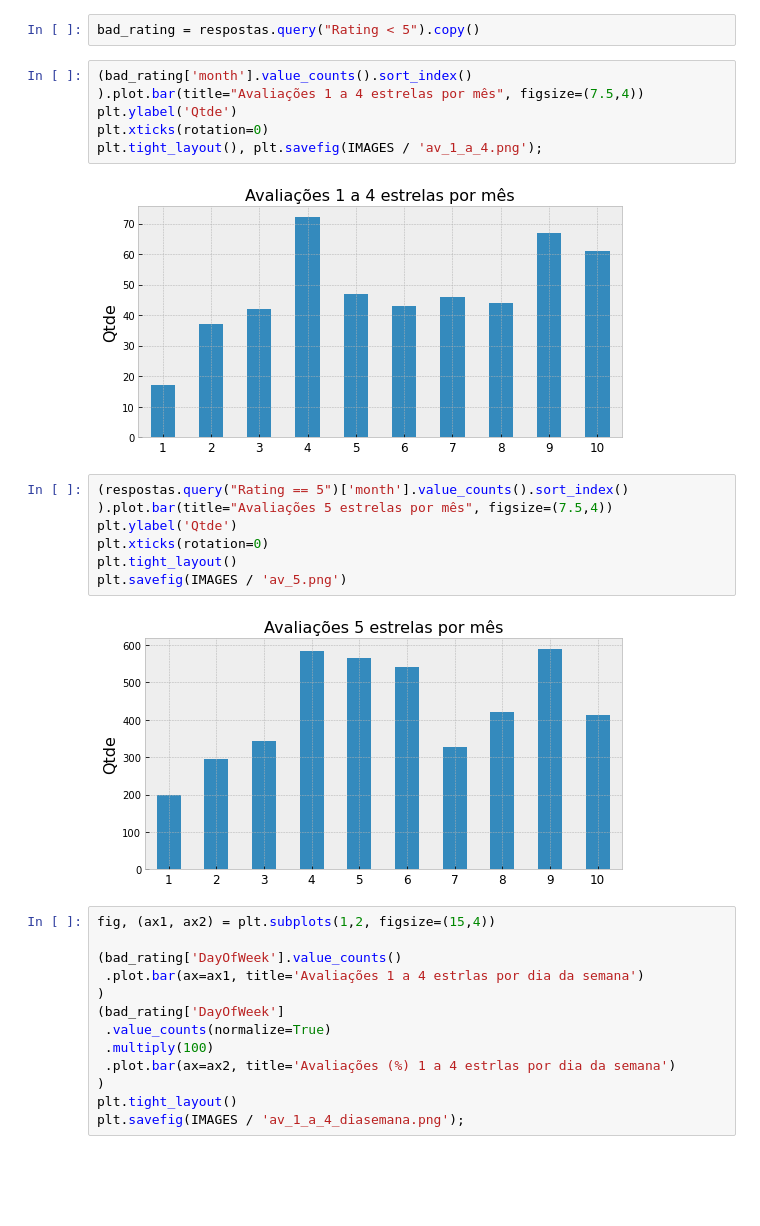
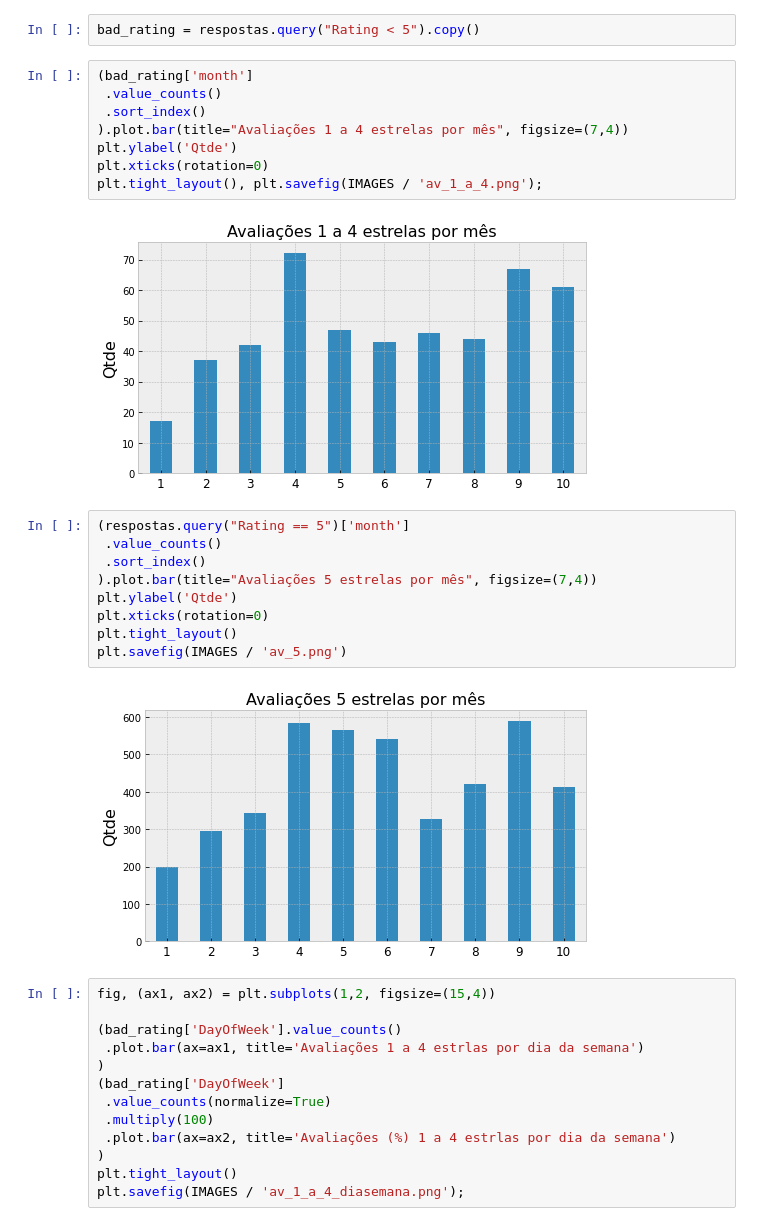
Before and after one commit to japanfelipe/challenge_ze, a Jupyter notebook: desafio I/notebooks/questao1.ipynb, the cells around one changed output. Drawn from its saved outputs; the diff is of its cells as text; blank space fills up the shorter version.

```diff
--- a/desafio I/notebooks/questao1.ipynb
+++ b/desafio I/notebooks/questao1.ipynb
@@ -711,22 +711,26 @@ No case, parece haver a precisa de que uma avaliação ruim é a que vai de 1 a
 # %%
 bad_rating = respostas.query("Rating < 5").copy()
 # %%
-(bad_rating['month'].value_counts().sort_index()
-).plot.bar(title="Avaliações 1 a 4 estrelas por mês", figsize=(7.5,4))
+(bad_rating['month']
+ .value_counts()
+ .sort_index()
+).plot.bar(title="Avaliações 1 a 4 estrelas por mês", figsize=(7,4))
 plt.ylabel('Qtde')
 plt.xticks(rotation=0)
 plt.tight_layout(), plt.savefig(IMAGES / 'av_1_a_4.png');
 # %% [output]
-[figure, old version]
+[figure, new version]
 # %%
-(respostas.query("Rating == 5")['month'].value_counts().sort_index()
-).plot.bar(title="Avaliações 5 estrelas por mês", figsize=(7.5,4))
+(respostas.query("Rating == 5")['month']
+ .value_counts()
+ .sort_index()
+).plot.bar(title="Avaliações 5 estrelas por mês", figsize=(7,4))
 plt.ylabel('Qtde')
 plt.xticks(rotation=0)
 plt.tight_layout()
 plt.savefig(IMAGES / 'av_5.png')
 # %% [output]
-[figure, old version]
+[figure, new version]
 # %%
 fig, (ax1, ax2) = plt.subplots(1,2, figsize=(15,4))
 
```
Also changed, not shown: parts of 5 cells of this notebook, 8 other files.
